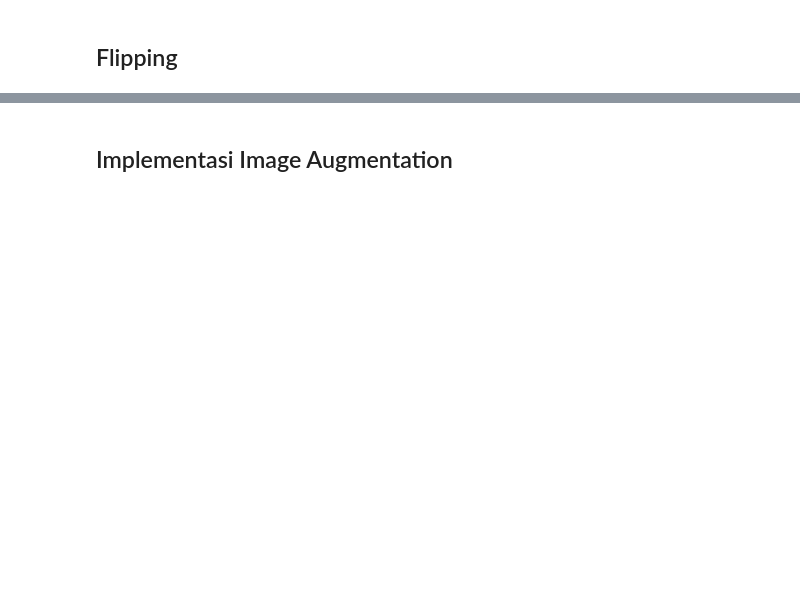
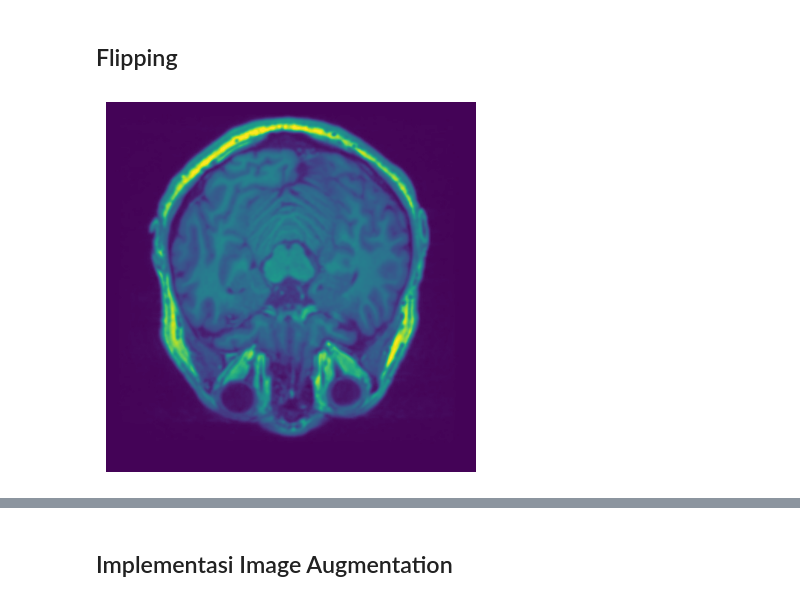
Before and after one commit to kkamall/AljabarLinierDanMatriks-Dataset, a Jupyter notebook: test copy 2.ipynb, the cells around one changed output, grey strips where cells are left out. Drawn from its saved outputs; the diff is of its cells as text; code cells hidden in the pictures; blank space fills up the shorter version.

```diff
--- a/test copy 2.ipynb
+++ b/test copy 2.ipynb
@@ -257,3 +240,12 @@ def horizontal_flip(image):
     flipped_image = image.copy()  # Membuat salinan gambar untuk hasil flipping
     flipped_image[:, :] = image[:, width - 1::-1]  # Melakukan flipping secara vertikal
     return flipped_image
+# %%
+vertical_flipped_image = vertical_flip(image_np)
+
+plt.figure()
+plt.imshow(vertical_flipped_image)
+plt.axis('off')
+plt.show()
+# %% [output]
+[figure, added]
```
Also changed, not shown: parts of 6 cells of this notebook.
